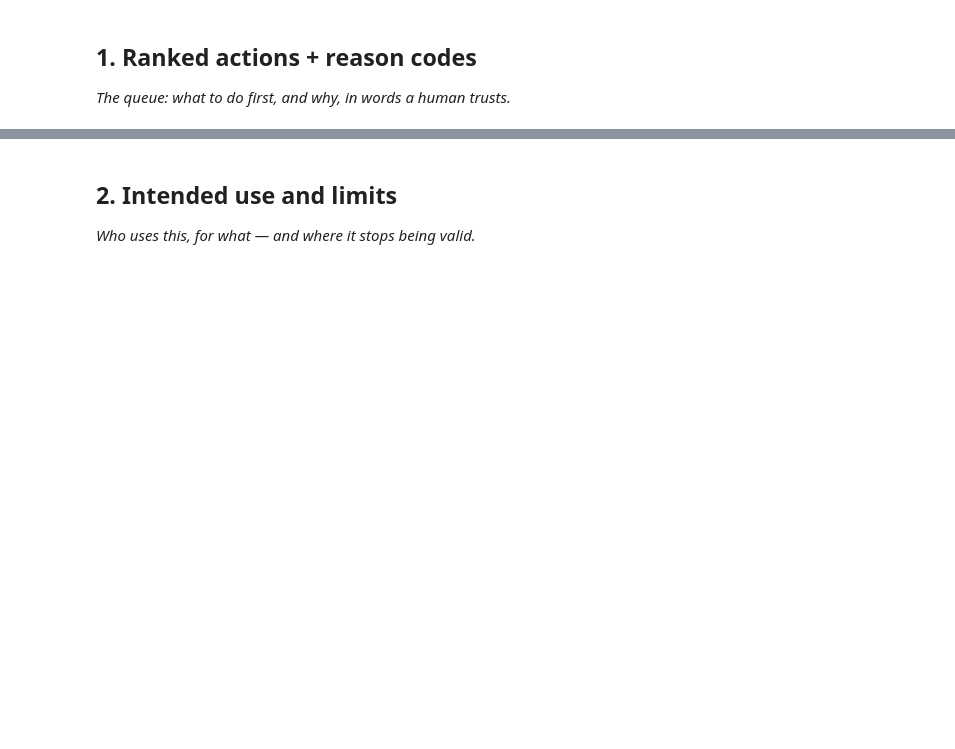
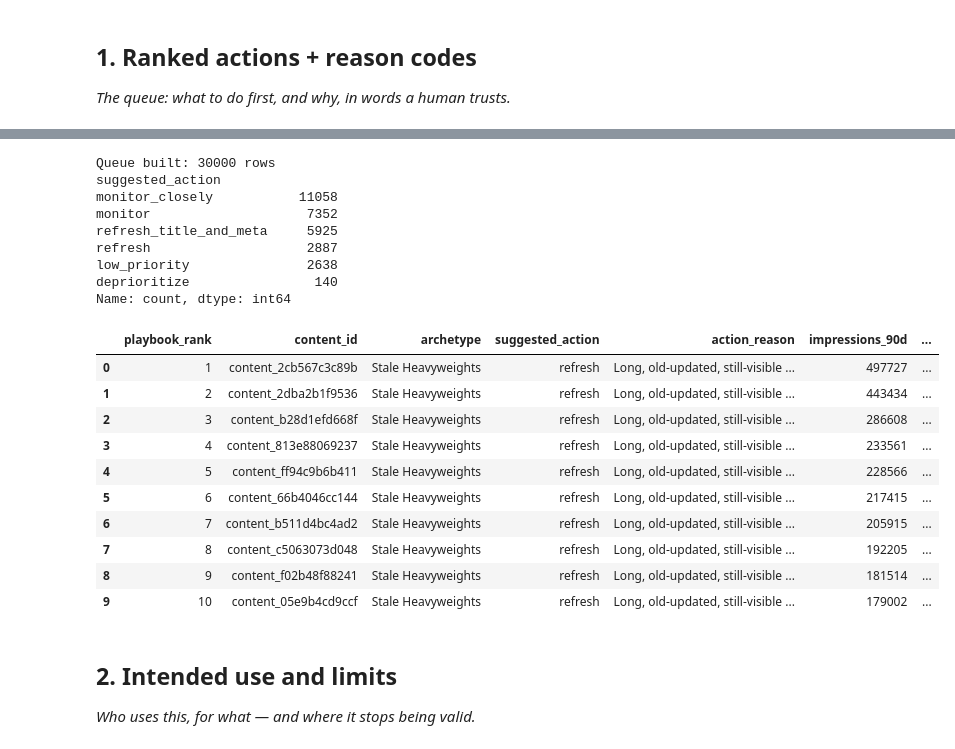
Before and after one commit to imatiq/ML_Internship, a Jupyter notebook: work/notebooks/w07_action_playbook.ipynb, the cells around one changed output, grey strips where cells are left out. Drawn from its saved outputs; the diff is of its cells as text; code cells hidden in the pictures; blank space fills up the shorter version.

```diff
--- a/work/notebooks/w07_action_playbook.ipynb
+++ b/work/notebooks/w07_action_playbook.ipynb
@@ -16,3 +53,82 @@ This skeleton is yours to fill. Work the sections **in order** — each one has
+# %%
+# This cell is for CODE (numbers, a query, a check).
+# Write your text answer in the cell ABOVE this one — typing sentences here breaks Run All.
+import pandas as pd, numpy as np
+from sklearn.preprocessing import StandardScaler
+from sklearn.cluster import KMeans
+
+df = pd.read_csv("data/raw/content_refresh_anonymized.csv")
+df["is_declining_label"] = (df["trend_direction"].str.lower() == "down").astype(int)
+
+feat = pd.DataFrame(index=df.index)
+feat["log_impressions"] = np.log1p(df["impressions_90d"])
+feat["ctr"] = df["ctr"].fillna(0)
+feat["avg_position"] = df["avg_position"].replace(0, np.nan)
+feat["avg_position"] = feat["avg_position"].fillna(feat["avg_position"].median())
+feat["engagement_rate"] = df["engagement_rate"].fillna(0)
+feat["word_count"] = df["word_count"].fillna(df["word_count"].median())
+feat["content_age_days"] = df["content_age_days"]
+feat["days_since_last_update"] = df["days_since_last_update"]
+
+X = StandardScaler().fit_transform(feat)
+k = 6
+km = KMeans(n_clusters=k, random_state=42, n_init=10).fit(X)
+df["cluster"] = km.labels_
+
+archetype_names = {
+    5: "Stale Heavyweights", 2: "Aging Page-One (Engagement Gap)", 0: "Young & Slipping",
+    1: "Established Performers", 3: "Low-Demand Long-Tail", 4: "Near-Zero-Traffic",
+}
+df["archetype"] = df["cluster"].map(archetype_names)
+
+playbook_map = {
+    "Stale Heavyweights": ("refresh",
+        "Long, old-updated, still-visible pages -- refresh content and update dates first; highest decline rate (0.65)."),
+    "Aging Page-One (Engagement Gap)": ("refresh_title_and_meta",
+        "Ranking near page 1 but stale and thin-engagement -- refresh titles/meta first; decline rate 0.62."),
+    "Young & Slipping": ("monitor_closely",
+        "Younger pages already at risk despite low staleness -- watch closely, light-touch only; decline rate 0.61."),
+    "Established Performers": ("monitor",
+        "Mid-position, moderate age, comparatively stable -- routine monitoring only; decline rate 0.41."),
+    "Low-Demand Long-Tail": ("low_priority",
+        "Deep-position, low-impression pages -- low review priority unless demand shifts; decline rate 0.37."),
+    "Near-Zero-Traffic": ("deprioritize",
+        "Almost no impressions -- not worth refresh review; lowest decline rate (0.14)."),
+}
+df["suggested_action"] = df["archetype"].map(lambda a: playbook_map[a][0])
+df["action_reason"] = df["archetype"].map(lambda a: playbook_map[a][1])
+
+decline_rate_by_cluster = df.groupby("cluster")["is_declining_label"].mean()
+priority_order = decline_rate_by_cluster.sort_values(ascending=False).index.tolist()
+df["priority_tier"] = df["cluster"].map({c: i for i, c in enumerate(priority_order)})
+queue = df.sort_values(["priority_tier", "impressions_90d"], ascending=[True, False]).reset_index(drop=True)
+queue["playbook_rank"] = np.arange(1, len(queue) + 1)
+
+print("Queue built:", len(queue), "rows")
+print(queue["suggested_action"].value_counts())
+queue[["playbook_rank", "content_id", "archetype", "suggested_action", "action_reason",
+       "impressions_90d", "is_declining_label"]].head(10)
+# %% [output]
+Queue built: 30000 rows
+suggested_action
+monitor_closely           11058
+monitor                    7352
+refresh_title_and_meta     5925
+refresh                    2887
+low_priority               2638
+deprioritize                140
+Name: count, dtype: int64
+|  | playbook_rank | content_id | archetype | suggested_action | action_reason | impressions_90d | ... |
+| 0 | 1 | content_2cb567c3c89b | Stale Heavyweights | refresh | Long, old-updated, still-visible ... | 497727 | ... |
+| 1 | 2 | content_2dba2b1f9536 | Stale Heavyweights | refresh | Long, old-updated, still-visible ... | 443434 | ... |
+| 2 | 3 | content_b28d1efd668f | Stale Heavyweights | refresh | Long, old-updated, still-visible ... | 286608 | ... |
+| 3 | 4 | content_813e88069237 | Stale Heavyweights | refresh | Long, old-updated, still-visible ... | 233561 | ... |
+| 4 | 5 | content_ff94c9b6b411 | Stale Heavyweights | refresh | Long, old-updated, still-visible ... | 228566 | ... |
+| 5 | 6 | content_66b4046cc144 | Stale Heavyweights | refresh | Long, old-updated, still-visible ... | 217415 | ... |
+| 6 | 7 | content_b511d4bc4ad2 | Stale Heavyweights | refresh | Long, old-updated, still-visible ... | 205915 | ... |
+| 7 | 8 | content_c5063073d048 | Stale Heavyweights | refresh | Long, old-updated, still-visible ... | 192205 | ... |
+| 8 | 9 | content_f02b48f88241 | Stale Heavyweights | refresh | Long, old-updated, still-visible ... | 181514 | ... |
+| 9 | 10 | content_05e9b4cd9ccf | Stale Heavyweights | refresh | Long, old-updated, still-visible ... | 179002 | ... |
 # %% [markdown]
 ## 2. Intended use and limits
 
```
Also changed, not shown: parts of 13 cells of this notebook.
